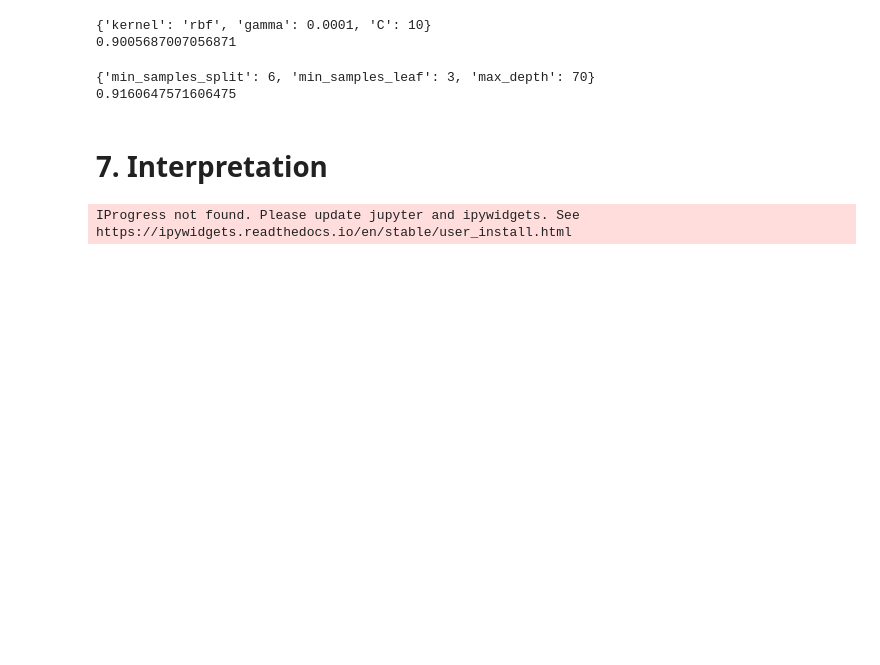
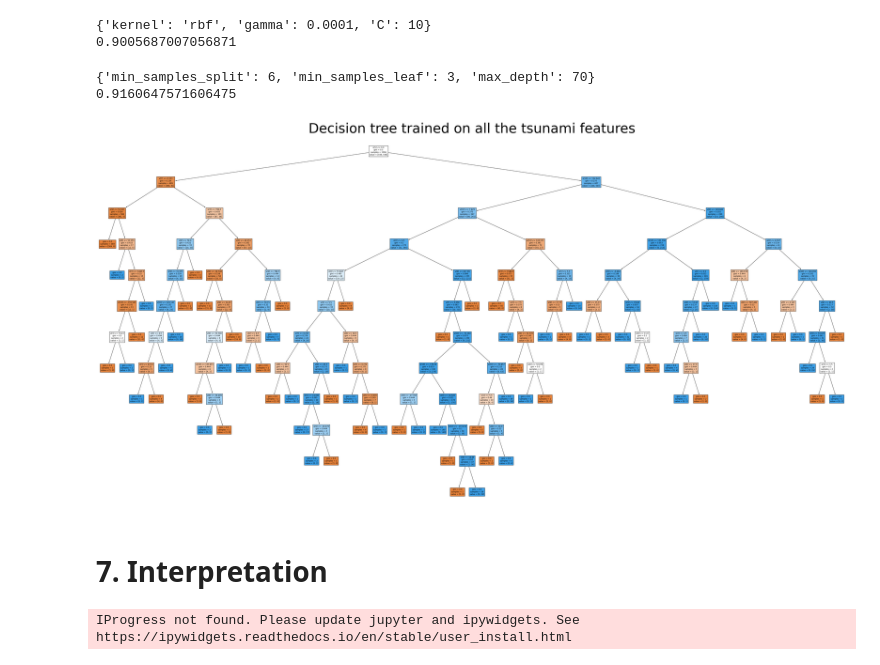
Before and after one commit to hopeiseverywhere/5002-final-proj, a Jupyter notebook: model.ipynb, the cells around one changed output. Saved outputs shown, nothing was run; the diff lists cells and outputs as text; code cells hidden in the pictures; blank space fills up the shorter version.

Commit message:
tree

```diff
--- a/model.ipynb
+++ b/model.ipynb
@@ -443,6 +443,15 @@ print(tuned.best_score_)
 # %% [output]
 {'min_samples_split': 6, 'min_samples_leaf': 3, 'max_depth': 70}
 0.9160647571606475
+# %%
+from sklearn.tree import plot_tree
+plt.figure(figsize=(60, 30))
+clf = DecisionTreeClassifier().fit(X_train, y_train)
+plot_tree(clf, filled=True)
+plt.title("Decision tree trained on all the tsunami features", fontsize = 60)
+plt.show()
+# %% [output]
+[figure, added]
 # %% [markdown]
 # 7. Interpretation
 # %%
```
Also changed, not shown: 2 other files.
